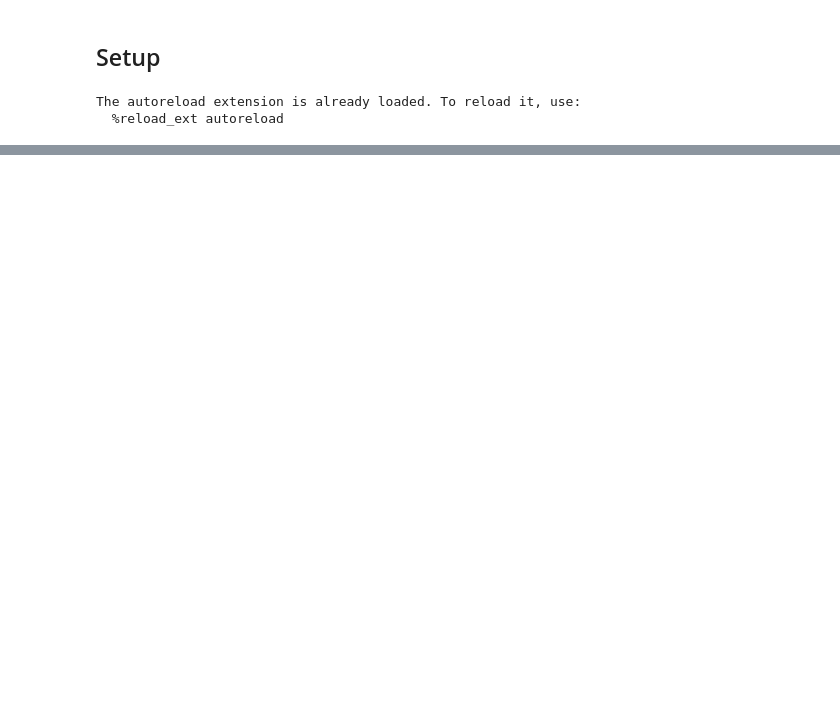
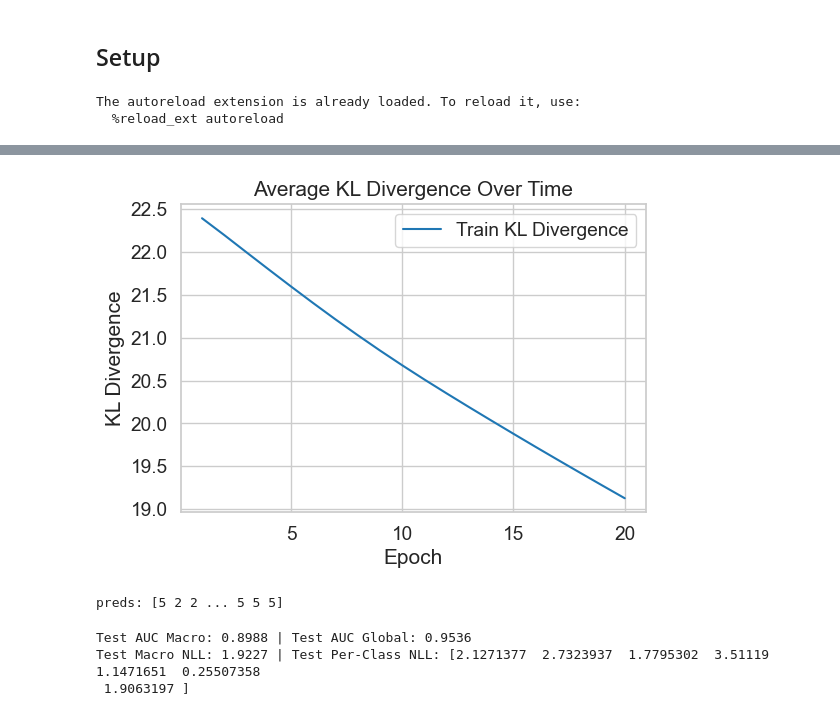
Before and after one commit to behrensm03/bdl-ssl, a Jupyter notebook: bayes_cnn_baseline.ipynb, the cells around one changed output, grey strips where cells are left out. Drawn from its saved outputs; the diff is of its cells as text; code cells hidden in the pictures; blank space fills up the shorter version.

```diff
--- a/bayes_cnn_baseline.ipynb
+++ b/bayes_cnn_baseline.ipynb
@@ -540,0 +220,15 @@ mu_w gradient for layer1: 0.002594
+# %%
+plot_kl(best_bcnn_history_50)
+# %% [output]
+[figure, added]
+# %%
+test_results_bcnn_50 = evaluate_bayesian(best_bcnn_50, test_loader, device='cpu')
+# %% [output]
+preds: [5 2 2 ... 5 5 5]
+# %%
+print(f"Test AUC Macro: {test_results_bcnn_50['macro_auc']:.4f} | Test AUC Global: {test_results_bcnn_50['global_auc']:.4f}")
+print(f"Test Macro NLL: {test_results_bcnn_50['macro_nll']:.4f} | Test Per-Class NLL: {test_results_bcnn_50['per_class_nll']}")
+# %% [output]
+Test AUC Macro: 0.8988 | Test AUC Global: 0.9536
+Test Macro NLL: 1.9227 | Test Per-Class NLL: [2.1271377  2.7323937  1.7795302  3.51119    1.1471651  0.25507358
+ 1.9063197 ]
```
Also changed, not shown: parts of 60 cells of this notebook, 5 other files.
